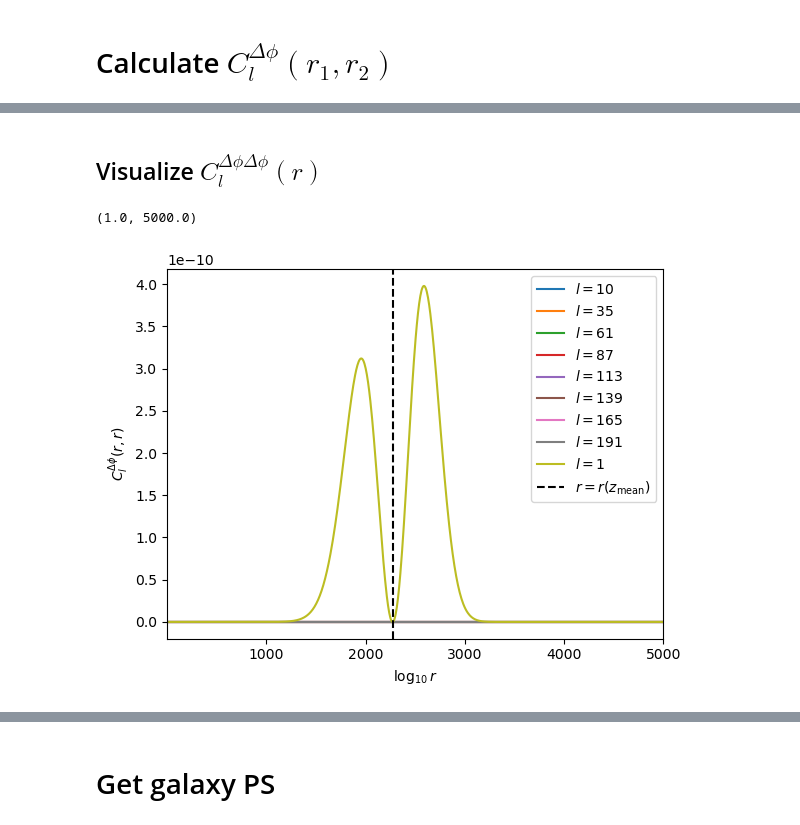
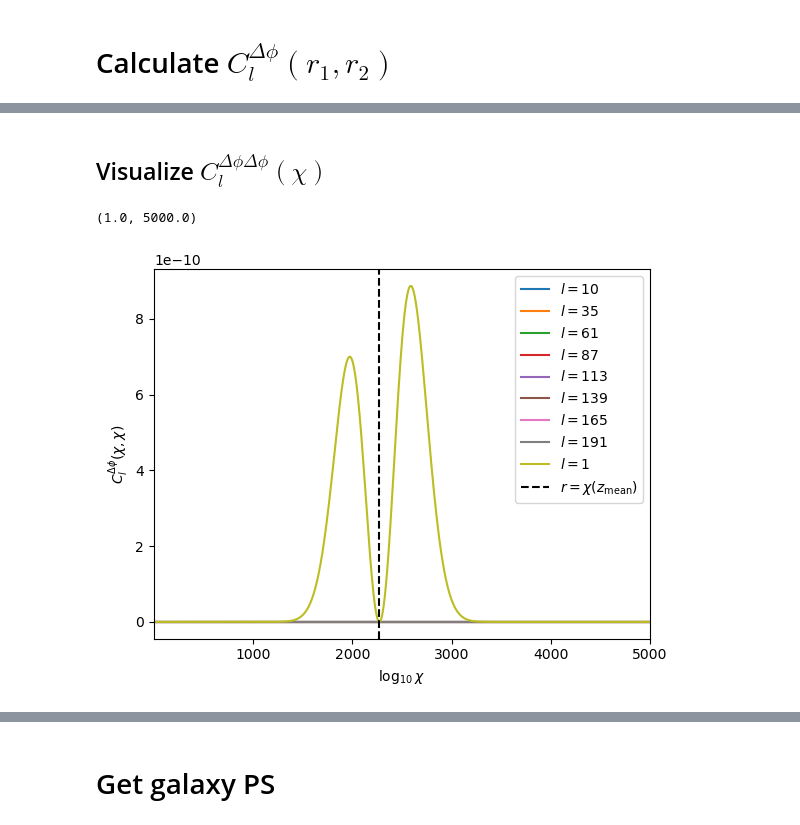
Before and after one commit to abaleato/CARDiAC, a Jupyter notebook: compute_biases.ipynb, the cells around one changed output, grey strips where cells are left out. Saved outputs shown, nothing was run; the diff lists cells and outputs as text; code cells hidden in the pictures.

```diff
--- a/compute_biases.ipynb
+++ b/compute_biases.ipynb
@@ -77,6 +85,6 @@ else:
 # %%
-# In each pixel, calculate the perturbed dndz as a Gaussian in redshift
-dndz_perturbed = (1/((sigma+width_shifts_array[..., np.newaxis])*np.sqrt(2*np.pi))) * np.exp(-(z_array - z_mean - zmean_shifts_array[..., np.newaxis])**2 /(2*(sigma+width_shifts_array[..., np.newaxis])**2))
+# In each pixel, calculate the perturbed dndz as a Gaussian in chi
+dndz_perturbed = (1/((chi_sigma_fid+width_shifts_array[..., np.newaxis])*np.sqrt(2*np.pi))) * np.exp(-(chi_array - chi_mean_fid - chimean_shifts_array[..., np.newaxis])**2 /(2*(chi_sigma_fid+width_shifts_array[..., np.newaxis])**2))
 # Take the fiducial dndz to be the monopole of the perturbed dndz
 dndz_fid = np.mean(dndz_perturbed, axis=0)
 
@@ -85,12 +93,10 @@ phi_perturbed_array = (Planck18.H(z_array[0,:]) / c).value * dndz_perturbed
 phi_fid_array = (Planck18.H(z_array[0,:]) / c).value * dndz_fid
 
 # Normalize the selection function so that \int_{0}^{inf} dr phi(r) = 1
-phi_norm, error = quadrature(interp1d(r_array, phi_fid_array), Planck18.comoving_distance(z_min_int).value,
-                                       Planck18.comoving_distance(z_max_int).value,
-                                             tol=1e-20, maxiter=500)
+phi_norm, error = quadrature(interp1d(chi_array, phi_fid_array), chi_min_int, chi_max_int, tol=1e-20, maxiter=500)
 phi_perturbed_array *= phi_norm**(-1)
 phi_fid_array *= phi_norm**(-1)
-phi_fid = interp1d(r_array, phi_fid_array)
+phi_fid = interp1d(chi_array, phi_fid_array)
 
 # Extract the perturbation
 delta_p_maps = phi_perturbed_array - phi_fid_array
@@ -136,8 +142,8 @@ plt.show()
 # Let us up-sample the maps
 nside_out = 64 # If running on a laptop, don't go above nside_out=128 (nside_out = 256 already requires 20Gb of memory)
 
-delta_p_maps_upsampled = np.zeros((hp.nside2npix(nside_out), n_samples_of_r))
-for i in range(len(r_array)):
+delta_p_maps_upsampled = np.zeros((hp.nside2npix(nside_out), n_samples_of_chi))
+for i in range(len(chi_array)):
     delta_p_maps_upsampled[:,i] = hp.ud_grade(delta_p_maps[:,i], nside_out)
 
 delta_p_maps = delta_p_maps_upsampled
@@ -157,23 +163,23 @@ def bl(fwhm_arcmin, lmax):
 beam = bl(sigma_gaussian_smoothing, 3*nside_out-1)
 # %%
 # Take the spherical harmonic transform of each r slice. Conveniently, we can take complex SHT so array sizes reduce by x2
-delta_p_lm_of_r = np.zeros((hp.Alm.getsize(3*nside_out-1), n_samples_of_r), dtype=complex)
-for i in range(n_samples_of_r):
-    delta_p_lm_of_r[:,i] = hp.map2alm(delta_p_maps[:,i])
+delta_p_lm_of_chi = np.zeros((hp.Alm.getsize(3*nside_out-1), n_samples_of_chi), dtype=complex)
+for i in range(n_samples_of_chi):
+    delta_p_lm_of_chi[:,i] = hp.map2alm(delta_p_maps[:,i])
     # Smooth the map to reduce ringing due to the hard edges of the big pixels
-    delta_p_lm_of_r[:,i] = hp.almxfl(delta_p_lm_of_r[:,i], beam)
+    delta_p_lm_of_chi[:,i] = hp.almxfl(delta_p_lm_of_chi[:,i], beam)
 # %%
-lmax = hp.Alm.getlmax(delta_p_lm_of_r.shape[0])
-Cl_deltap_of_r1_r2 = np.zeros((lmax+1, n_samples_of_r, n_samples_of_r))
+lmax = hp.Alm.getlmax(delta_p_lm_of_chi.shape[0])
+Cl_deltap_of_chi1_chi2 = np.zeros((lmax+1, n_samples_of_chi, n_samples_of_chi))
 pixwinf = hp.pixwin(nside_out)[0:lmax+1] # Get the pixel window function for the up-sampled pixelization
 
-for i in range(delta_p_lm_of_r.shape[0]):
+for i in range(delta_p_lm_of_chi.shape[0]):
     if i % 1000 == 0:
         # Print progress
-        print('Completed {}%'.format(round(100*i/delta_p_lm_of_r.shape[0]), 3))
+        print('Completed {}%'.format(round(100*i/delta_p_lm_of_chi.shape[0]), 3))
     l, m = hp.Alm.getlm(lmax, i) # Get the l corresponding to each value of m
     # Get angular PS and deconvolve pixel window function for all possible combinations of k1 and k2
-    Cl_deltap_of_r1_r2[l,:,:] += np.outer(delta_p_lm_of_r[i,:], np.conj(delta_p_lm_of_r[i,:])).real/ (2*l+1) / pixwinf[l]**2
+    Cl_deltap_of_chi1_chi2[l,:,:] += np.outer(delta_p_lm_of_chi[i,:], np.conj(delta_p_lm_of_chi[i,:])).real/ (2*l+1) / pixwinf[l]**2
 # %% [output]
 Completed 0%
 Completed 5%
@@ -195,21 +201,21 @@ Completed 86%
 Completed 92%
 Completed 97%
 # %% [markdown]
-## Visualize $C_l^{\Delta \phi \Delta \phi}(r)$
+## Visualize $C_l^{\Delta \phi \Delta \phi}(\chi)$
 # %%
 for l_to_plot in np.linspace(10,lmax,8, dtype=int):
-    plt.plot(r_array, np.diagonal(Cl_deltap_of_r1_r2, axis1=1, axis2=2)[l_to_plot,:], label=r'$l={}$'.format(l_to_plot))
+    plt.plot(chi_array, np.diagonal(Cl_deltap_of_chi1_chi2, axis1=1, axis2=2)[l_to_plot,:], label=r'$l={}$'.format(l_to_plot))
 
 if toy_model:
     # The power at the ell that we seeded should dwarf the rest
-    plt.plot(r_array, np.diagonal(Cl_deltap_of_r1_r2, axis1=1, axis2=2)[l_seeded,:], label=r'$l={}$'.format(l_seeded))
+    plt.plot(chi_array, np.diagonal(Cl_deltap_of_chi1_chi2, axis1=1, axis2=2)[l_seeded,:], label=r'$l={}$'.format(l_seeded))
 
-plt.axvline(Planck18.comoving_distance(z_mean).value, ls='--', color='k', label=r'$r=r(z_{\mathrm{mean}})$')
-plt.xlabel(r'$\mathrm{log}_{10}\,r$')
-plt.ylabel(r'$C_l^{\Delta \phi}(r,r)$')
+plt.axvline(chi_mean_fid, ls='--', color='k', label=r'$r=\chi(z_{\mathrm{mean}})$')
+plt.xlabel(r'$\mathrm{log}_{10}\,\chi$')
+plt.ylabel(r'$C_l^{\Delta \phi}(\chi,\chi)$')
 plt.legend()
 plt.xlim([1,5000])
 # %% [output]
 (1.0, 5000.0)
-[figure, old version]
+[figure, new version]
 # %%
```
Also changed, not shown: parts of 19 cells of this notebook.
